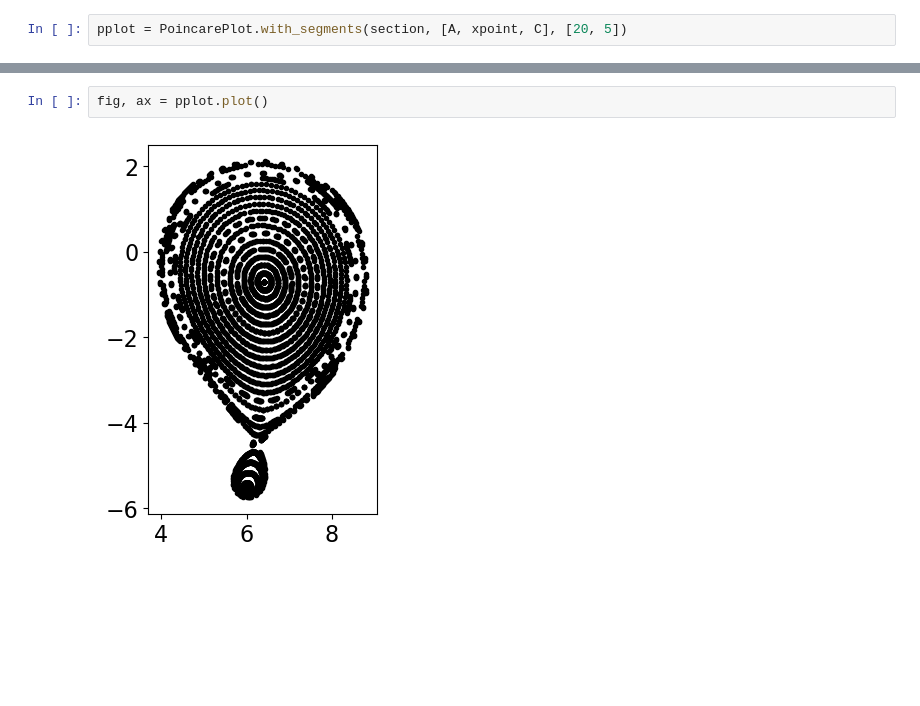
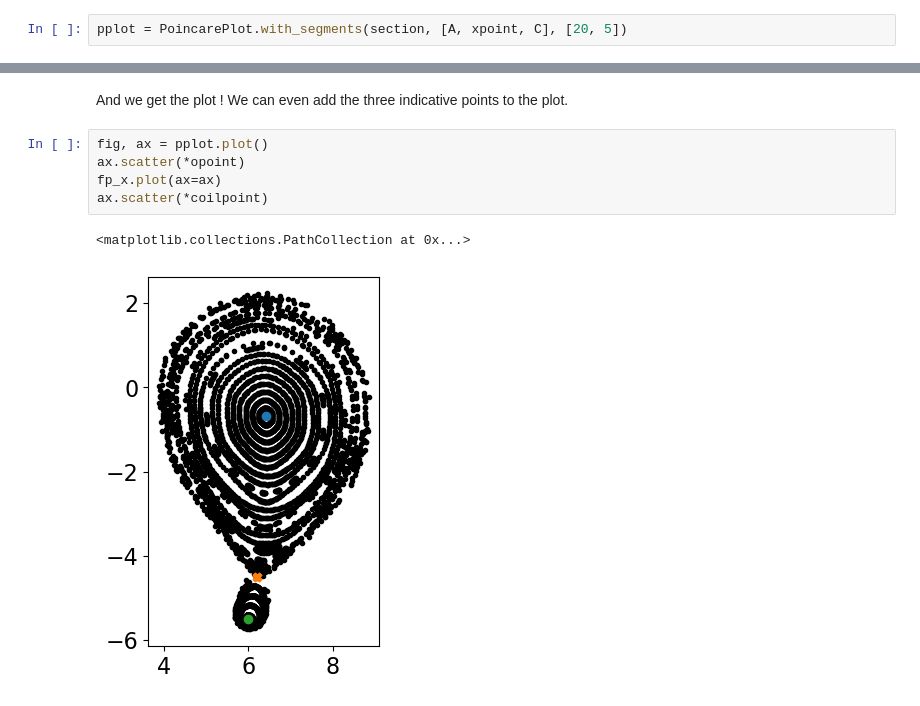
Before and after one commit to Akitzu/pyoculus, a Jupyter notebook: examples/toybox_tok.ipynb, the cells around one changed output, grey strips where cells are left out. Drawn from its saved outputs; the diff is of its cells as text; blank space fills up the shorter version.

```diff
--- a/examples/toybox_tok.ipynb
+++ b/examples/toybox_tok.ipynb
@@ -85,4 +95,10 @@ array([[[ 6.41409053, -0.69377836],
-# %%
-fig, ax = pplot.plot()
-# %% [output]
-[figure, removed]
+# %% [markdown]
+And we get the plot ! We can even add the three indicative points to the plot.
+# %%
+fig, ax = pplot.plot()
+ax.scatter(*opoint)
+fp_x.plot(ax=ax)
+ax.scatter(*coilpoint)
+# %% [output]
+<matplotlib.collections.PathCollection at 0x...>
+[figure, added]
```
Also changed, not shown: parts of 32 cells of this notebook, 1 other file.
